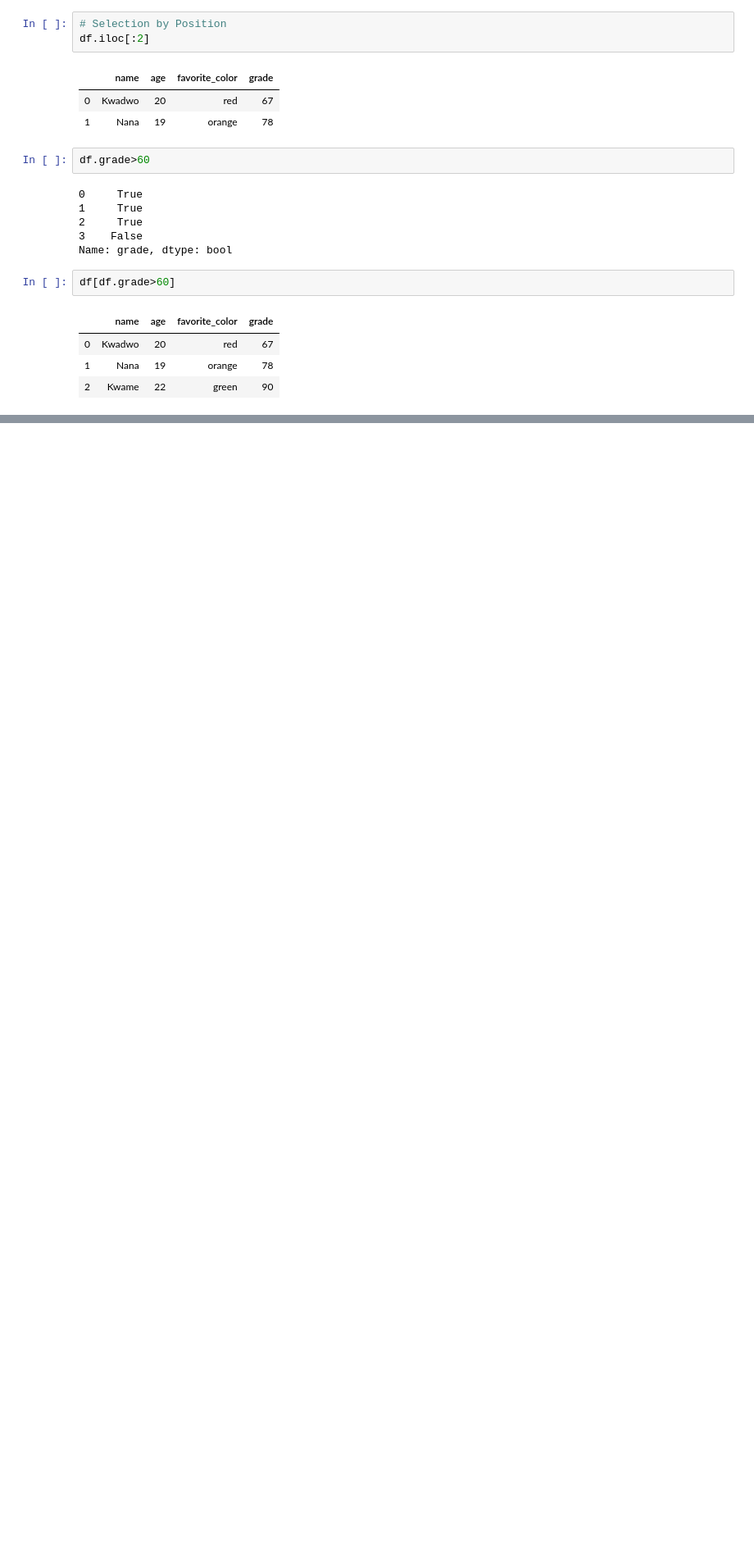
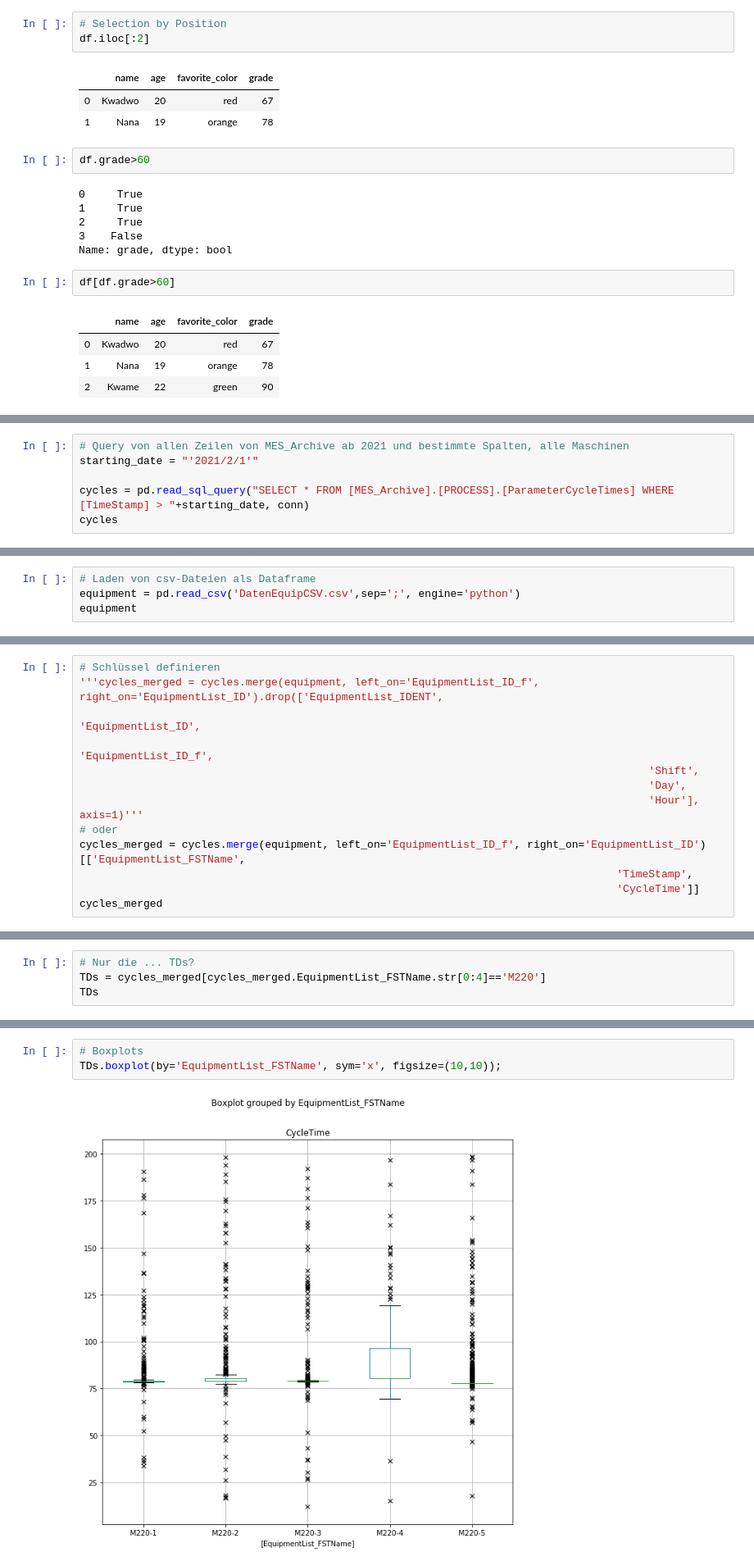
Before and after one commit to macca69/juptrain, a Jupyter notebook: Training Hans.ipynb, the cells around one changed output, grey strips where cells are left out. Shown at 82% size. Saved outputs shown, nothing was run; the diff lists cells and outputs as text; blank space fills up the shorter version.

```diff
--- a/Training Hans.ipynb
+++ b/Training Hans.ipynb
@@ -275,0 +467,6 @@ df[df.grade>60]
+# %%
+# Query von allen Zeilen von MES_Archive ab 2021 und bestimmte Spalten, alle Maschinen
+starting_date = "'2021/2/1'"
+
+cycles = pd.read_sql_query("SELECT * FROM [MES_Archive].[PROCESS].[ParameterCycleTimes] WHERE [TimeStamp] > "+starting_date, conn)
+cycles
@@ -275,0 +487,4 @@ df[df.grade>60]
+# %%
+# Laden von csv-Dateien als Dataframe
+equipment = pd.read_csv('DatenEquipCSV.csv',sep=';', engine='python')
+equipment
@@ -275,0 +505,13 @@ df[df.grade>60]
+# %%
+# Schlüssel definieren
+'''cycles_merged = cycles.merge(equipment, left_on='EquipmentList_ID_f', right_on='EquipmentList_ID').drop(['EquipmentList_IDENT',
+                                                                                         'EquipmentList_ID',
+                                                                                         'EquipmentList_ID_f',
+                                                                                         'Shift',
+                                                                                         'Day',
+                                                                                         'Hour'], axis=1)'''
+# oder
+cycles_merged = cycles.merge(equipment, left_on='EquipmentList_ID_f', right_on='EquipmentList_ID')[['EquipmentList_FSTName',
+                                                                                    'TimeStamp',
+                                                                                    'CycleTime']]
+cycles_merged
@@ -275,0 +551,4 @@ df[df.grade>60]
+# %%
+# Nur die ... TDs?
+TDs = cycles_merged[cycles_merged.EquipmentList_FSTName.str[0:4]=='M220']
+TDs
@@ -275,0 +569,5 @@ df[df.grade>60]
+# %%
+# Boxplots
+TDs.boxplot(by='EquipmentList_FSTName', sym='x', figsize=(10,10));
+# %% [output]
+[figure, added]
```
Also changed, not shown: parts of 67 cells of this notebook, 2 other files.
